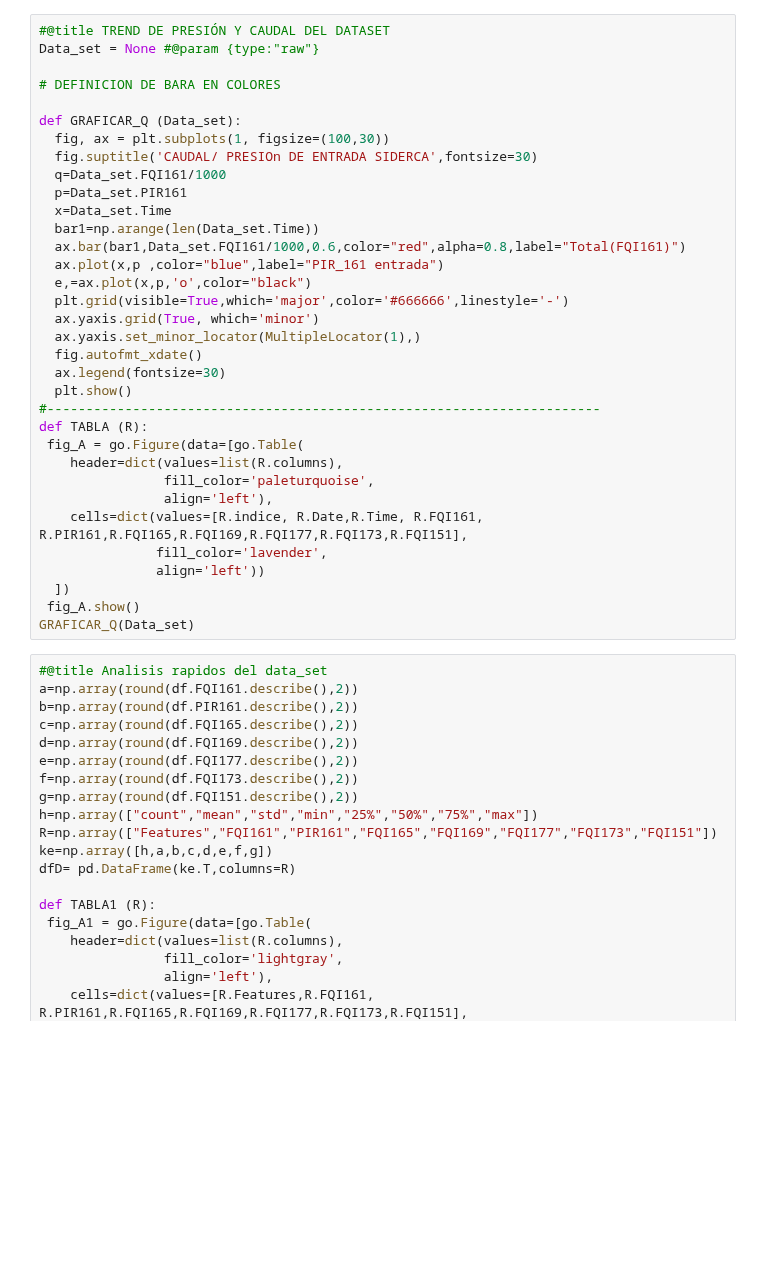
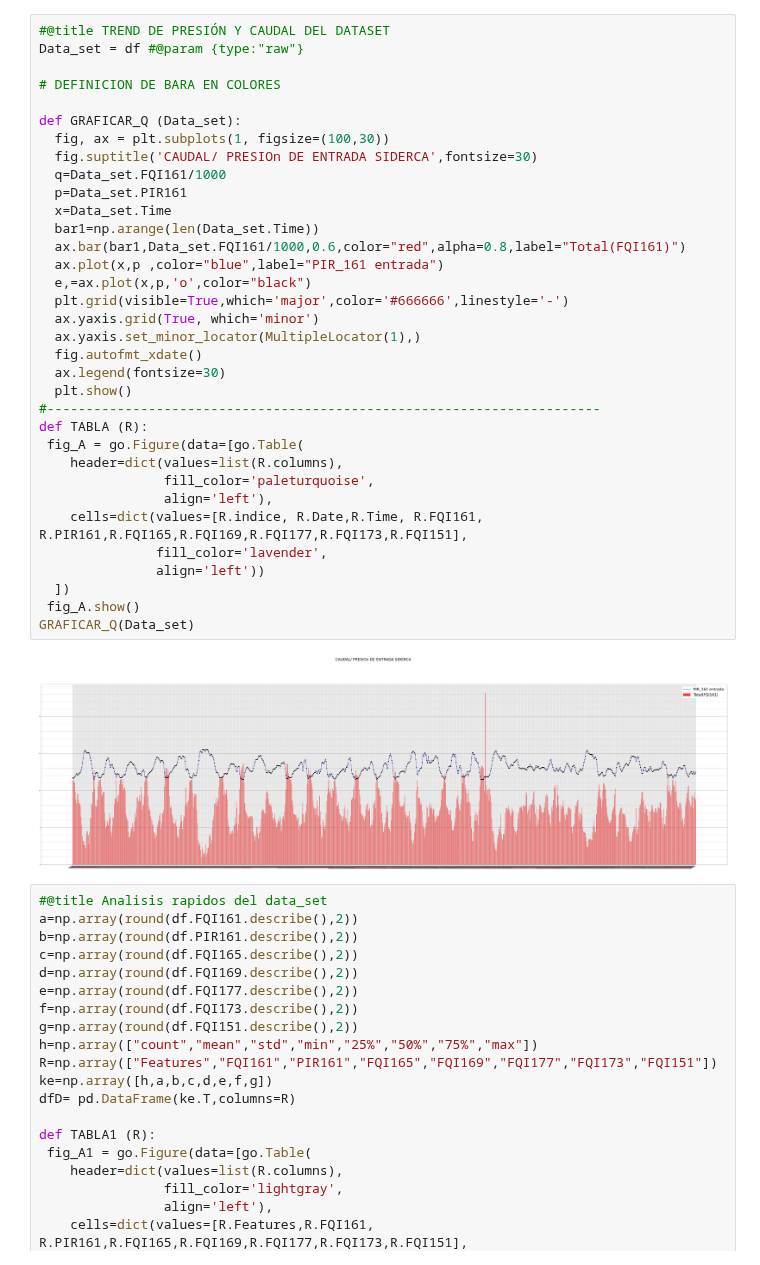
Before and after one commit to JuanCappelletti/Consteel_H06, a Jupyter notebook: ANALISIS FLUIDOS GASEOSOS .ipynb, the cells around one changed output. Saved outputs shown, nothing was run; the diff lists cells and outputs as text; blank space fills up the shorter version.

```diff
--- a/ANALISIS FLUIDOS GASEOSOS .ipynb
+++ b/ANALISIS FLUIDOS GASEOSOS .ipynb
@@ -36,37 +41,39 @@ def exportar(salida,Nombre):
 # %%
 #@title TREND DE PRESIÓN Y CAUDAL DEL DATASET
-Data_set = None #@param {type:"raw"}
+Data_set = df #@param {type:"raw"}
 
 # DEFINICION DE BARA EN COLORES
 
 def GRAFICAR_Q (Data_set):
   fig, ax = plt.subplots(1, figsize=(100,30))
   fig.suptitle('CAUDAL/ PRESIOn DE ENTRADA SIDERCA',fontsize=30)
   q=Data_set.FQI161/1000
   p=Data_set.PIR161
   x=Data_set.Time
   bar1=np.arange(len(Data_set.Time))
   ax.bar(bar1,Data_set.FQI161/1000,0.6,color="red",alpha=0.8,label="Total(FQI161)")
   ax.plot(x,p ,color="blue",label="PIR_161 entrada")
   e,=ax.plot(x,p,'o',color="black")
   plt.grid(visible=True,which='major',color='#666666',linestyle='-')
   ax.yaxis.grid(True, which='minor')
   ax.yaxis.set_minor_locator(MultipleLocator(1),)
   fig.autofmt_xdate()
   ax.legend(fontsize=30)
   plt.show()
 #-----------------------------------------------------------------------
 def TABLA (R):
  fig_A = go.Figure(data=[go.Table(
     header=dict(values=list(R.columns),
                 fill_color='paleturquoise',
                 align='left'),
     cells=dict(values=[R.indice, R.Date,R.Time, R.FQI161, R.PIR161,R.FQI165,R.FQI169,R.FQI177,R.FQI173,R.FQI151],
                fill_color='lavender',
                align='left'))
   ])
  fig_A.show()
 GRAFICAR_Q(Data_set)
+# %% [output]
+[figure, added]
 # %%
 #@title Analisis rapidos del data_set
 a=np.array(round(df.FQI161.describe(),2))
```
Also changed, not shown: parts of 6 cells of this notebook.
